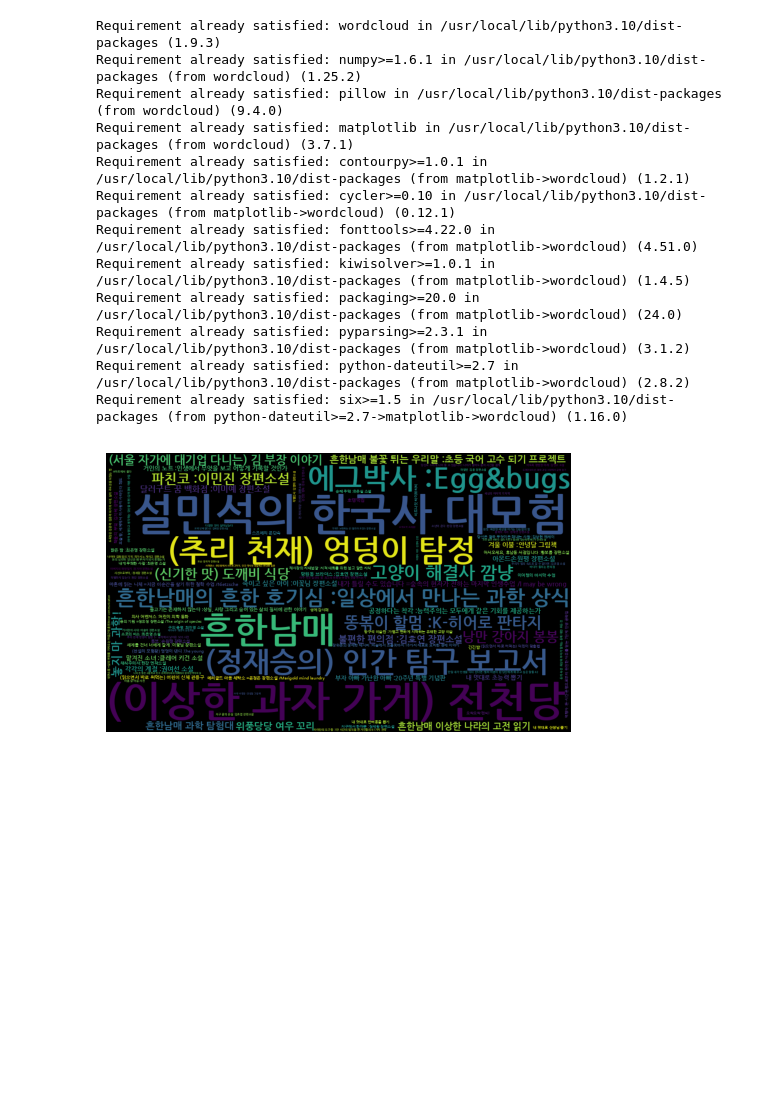
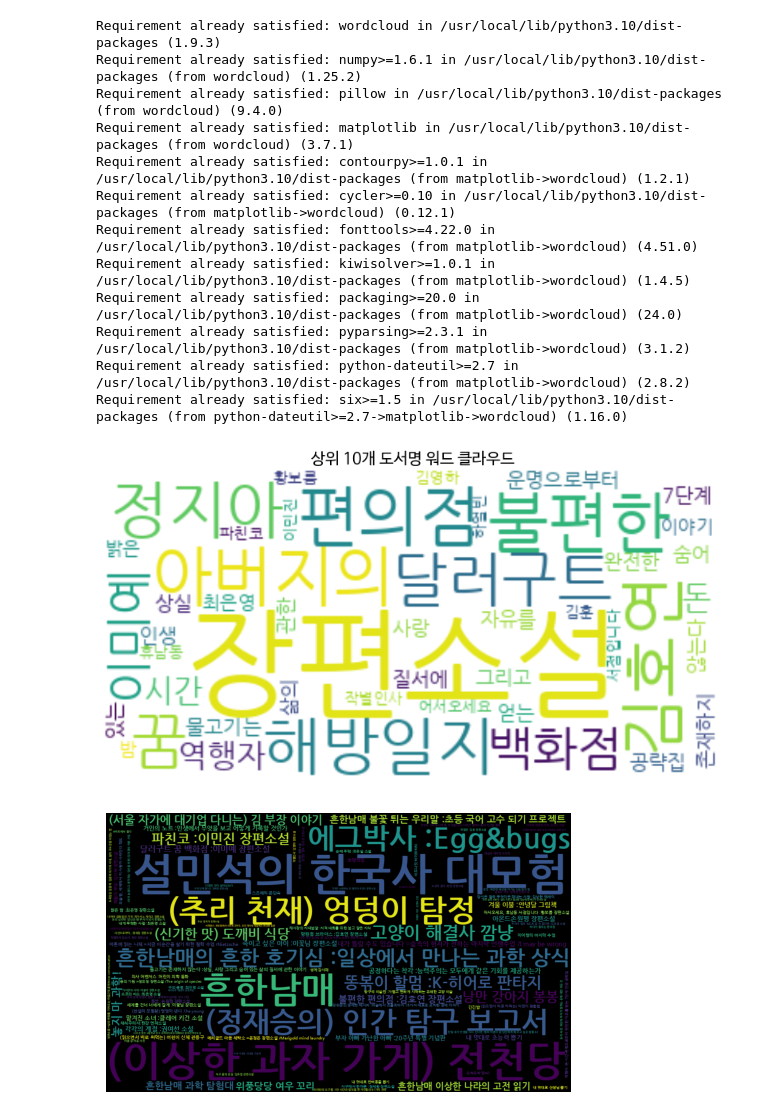
Before and after one commit to ellieyakim0829/dataAnalysis, a Jupyter notebook: 2_미니프로젝트_데이터분석_OpenAPI_xml_실습_20240501.ipynb, the cells around one changed output. Drawn from its saved outputs; the diff is of its cells as text; code cells hidden in the pictures; blank space fills up the shorter version.

```diff
--- a/2_미니프로젝트_데이터분석_OpenAPI_xml_실습_20240501.ipynb
+++ b/2_미니프로젝트_데이터분석_OpenAPI_xml_실습_20240501.ipynb
@@ -512,6 +535,24 @@ Requirement already satisfied: packaging>=20.0 in /usr/local/lib/python3.10/dist
 Requirement already satisfied: pyparsing>=2.3.1 in /usr/local/lib/python3.10/dist-packages (from matplotlib->wordcloud) (3.1.2)
 Requirement already satisfied: python-dateutil>=2.7 in /usr/local/lib/python3.10/dist-packages (from matplotlib->wordcloud) (2.8.2)
 Requirement already satisfied: six>=1.5 in /usr/local/lib/python3.10/dist-packages (from python-dateutil>=2.7->matplotlib->wordcloud) (1.16.0)
+# %%
+from wordcloud import WordCloud
+import matplotlib.pyplot as plt
+
+# 상위 10개의 도서명 추출
+top_10_books_names = top_10_books_with_loan_count['도서명'].head(10)
+
+# 워드 클라우드 생성
+wordcloud = WordCloud(font_path='NanumGothic.ttf', background_color='white').generate(' '.join(top_10_books_names))
+
+# 워드 클라우드 표시
+plt.figure(figsize=(10, 6))
+plt.imshow(wordcloud, interpolation='bilinear')
+plt.title('상위 10개 도서명 워드 클라우드')
+plt.axis('off')
+plt.show()
+# %% [output]
+[figure, added]
 # %%
 from wordcloud import WordCloud
 import matplotlib.pyplot as plt
```
Also changed, not shown: parts of 13 cells of this notebook.
